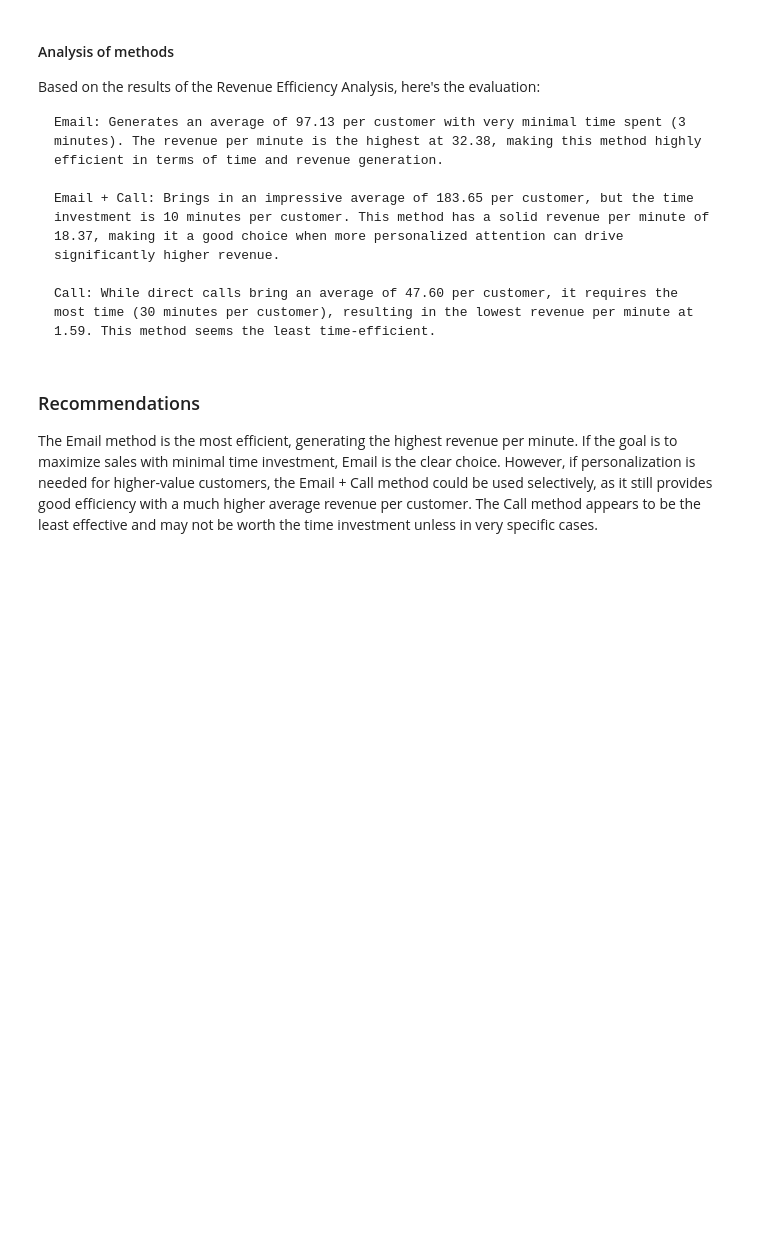
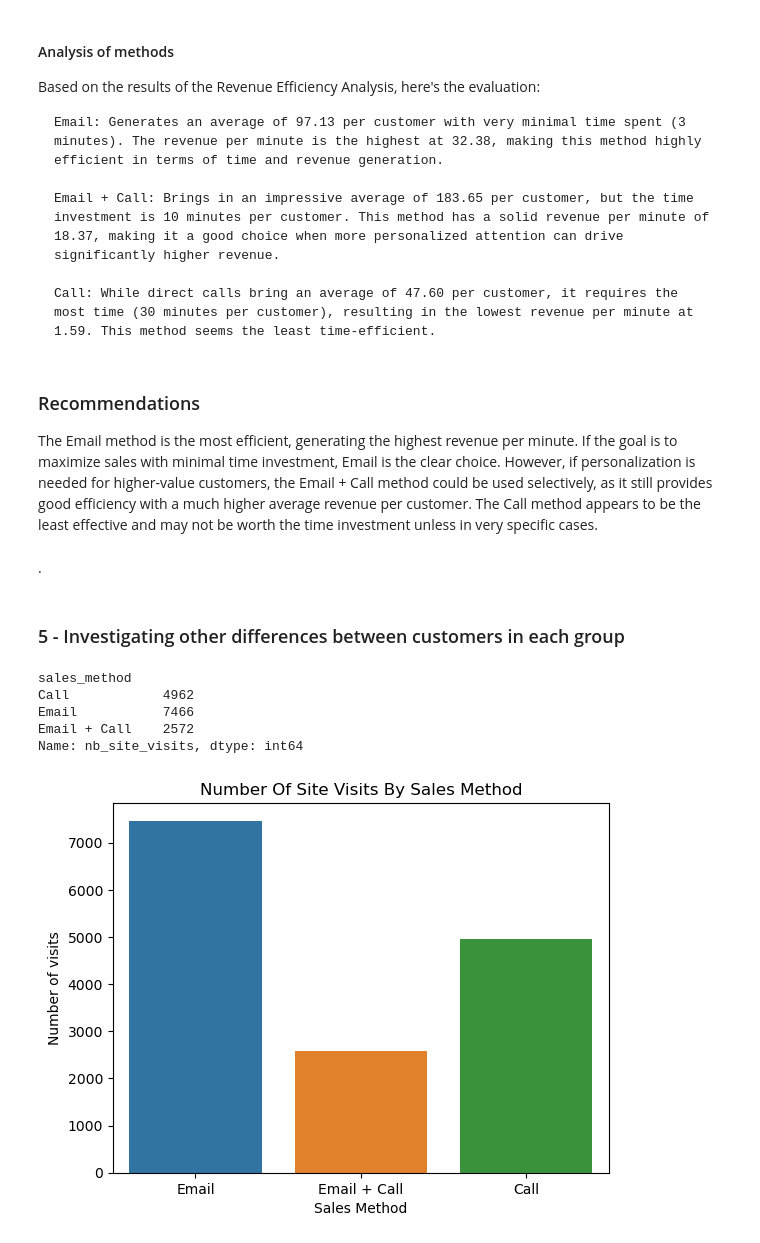
Before and after one commit to JoelJoo/Data-analysis-project, a Jupyter notebook: Sales_Strategy_Analysis/notebook.ipynb, the cells around one changed output. Cells and saved outputs as stored; diff of their text form; code cells hidden in the pictures; blank space fills up the shorter version.

```diff
--- a/Sales_Strategy_Analysis/notebook.ipynb
+++ b/Sales_Strategy_Analysis/notebook.ipynb
@@ -320,3 +320,25 @@ Based on the results of the Revenue Efficiency Analysis, here's the evaluation:
 ### Recommendations
 
 The Email method is the most efficient, generating the highest revenue per minute. If the goal is to maximize sales with minimal time investment, Email is the clear choice. However, if personalization is needed for higher-value customers, the Email + Call method could be used selectively, as it still provides good efficiency with a much higher average revenue per customer. The Call method appears to be the least effective and may not be worth the time investment unless in very specific cases.
+# %% [markdown]
+ .
+# %% [markdown]
+### 5 - Investigating other differences between customers in each group
+# %%
+#nb site visits by sales method
+df.groupby('sales_method')['nb_site_visits'].count()
+# %% [output]
+sales_method
+Call            4962
+Email           7466
+Email + Call    2572
+Name: nb_site_visits, dtype: int64
+# %%
+#count plot of nb site visits by sales method
+sns.countplot(data=df, x='sales_method')
+plt.title("Number Of Site Visits By Sales Method")
+plt.ylabel("Number of visits")
+plt.xlabel("Sales Method")
+plt.show()
+# %% [output]
+[figure, added]
```
Also changed, not shown: parts of 2 cells of this notebook.
